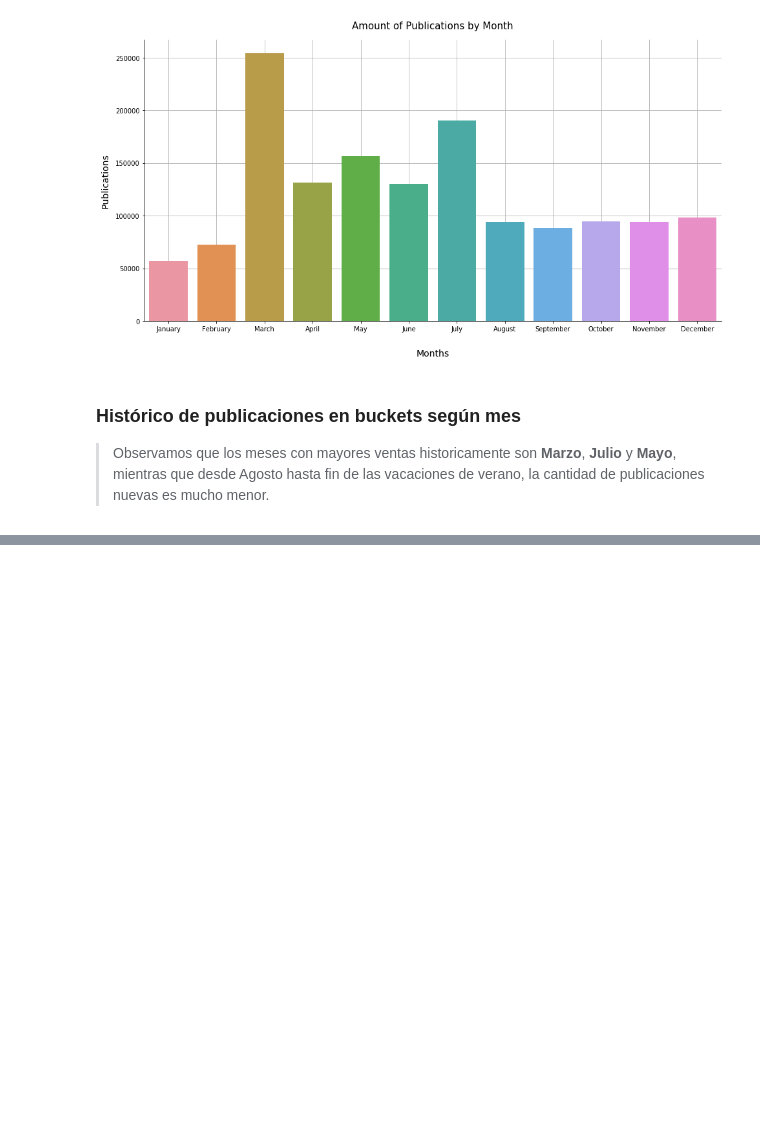
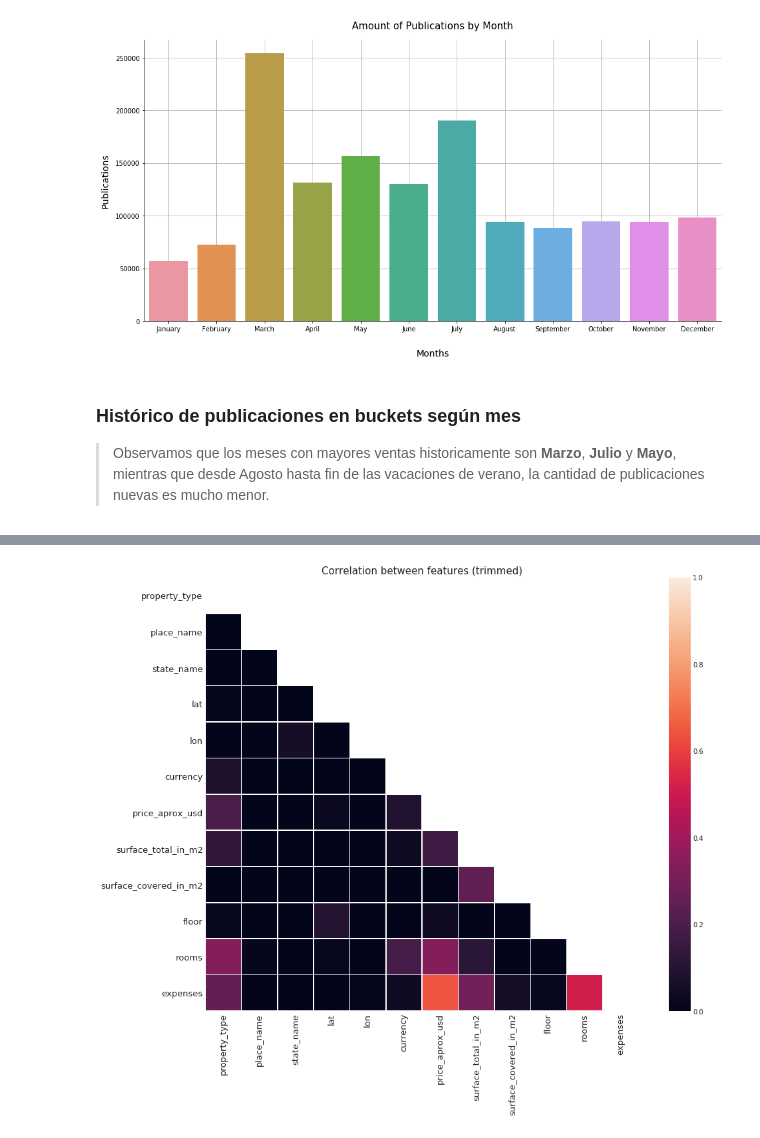
Before and after one commit to fpenovi/BArealEstatePricing, a Jupyter notebook: notebooks/00 - Hello_TP.ipynb, the cells around one changed output, grey strips where cells are left out. Saved outputs shown, nothing was run; the diff lists cells and outputs as text; code cells hidden in the pictures; blank space fills up the shorter version.

```diff
--- a/notebooks/00 - Hello_TP.ipynb
+++ b/notebooks/00 - Hello_TP.ipynb
@@ -146,0 +177,14 @@ sns.despine();
+# %%
+dfCorr = dfPublished.drop(['price', 'price_aprox_local_currency', 'price_per_m2', 'price_usd_per_m2'], axis=1)
+dfCorr = dfCorr.fillna({'currency':'USD'})
+dfCorr = dfCorr.corr()
+mask = np.zeros_like(dfCorr)
+mask[np.triu_indices_from(mask)] = True
+with sns.axes_style("white"):
+    ax = sns.heatmap(dfCorr, mask=mask, vmin=0.0, vmax=1.0, linewidths=0.5, square=True)
+
+ax.get_figure().set_size_inches(16,12)
+ax.tick_params(labelsize=13)
+ax.set_title("Correlation between features (trimmed)", fontdict={'size':15});
+# %% [output]
+[figure, added]
```
Also changed, not shown: parts of 4 cells of this notebook.
